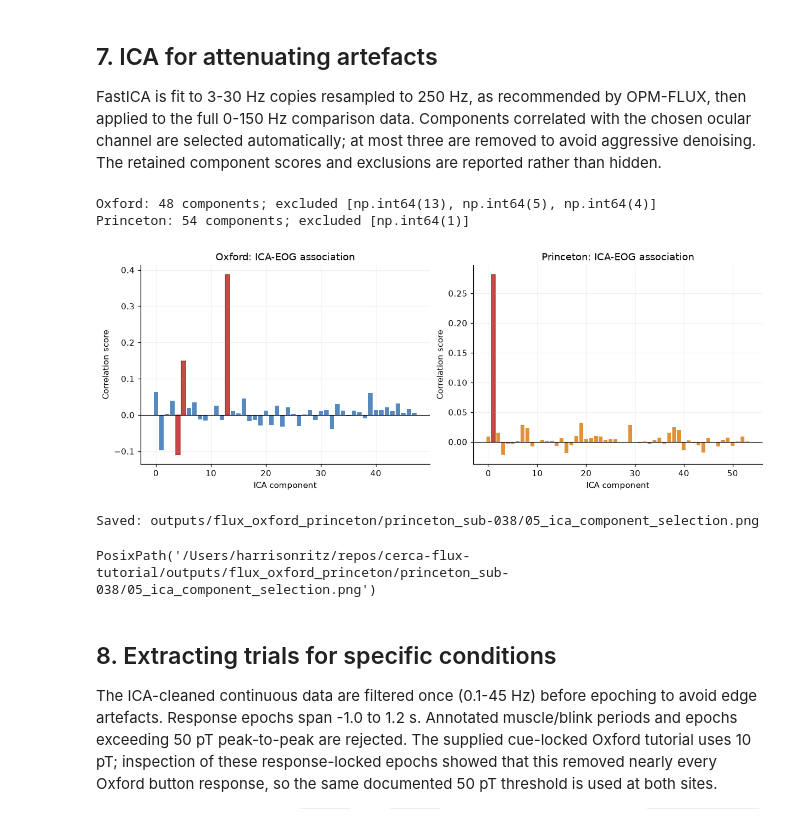
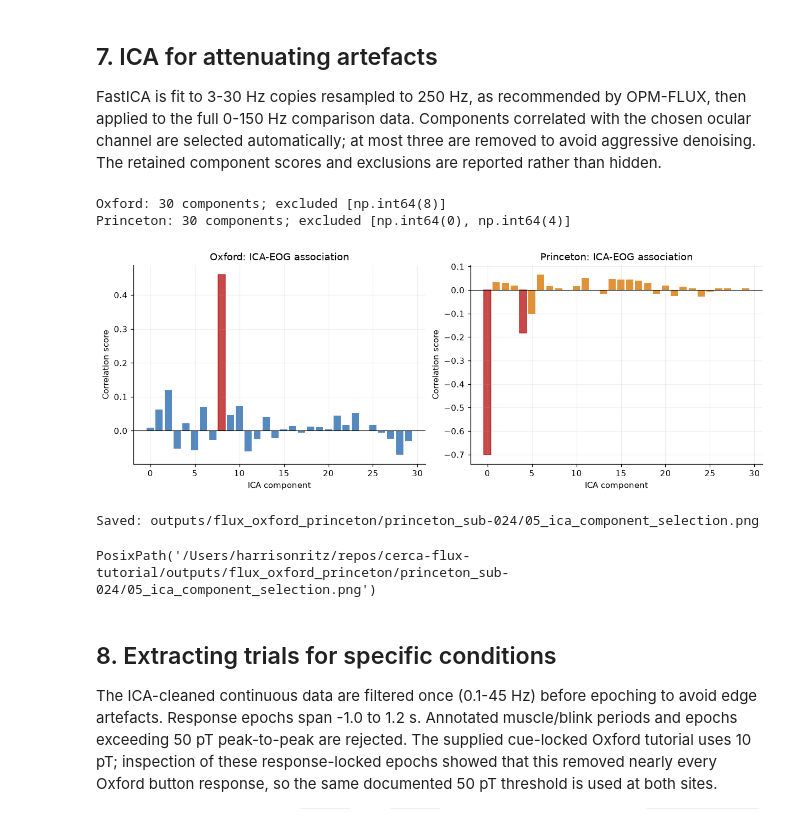
Before and after one commit to harrisonritz/cerca-flux-tutorial, a Jupyter notebook: FLUX_Oxford_Princeton_Comparison.ipynb, the cells around one changed output. Drawn from its saved outputs; the diff is of its cells as text; code cells hidden in the pictures.

```diff
--- a/FLUX_Oxford_Princeton_Comparison.ipynb
+++ b/FLUX_Oxford_Princeton_Comparison.ipynb
@@ -68,9 +68,14 @@ plt.rcParams.update(
 ROOT = Path.cwd().resolve()
 if not (ROOT / "data").exists():
     ROOT = ROOT.parent
+
+
+# SETTTINGS ----------------------------------------
 OXFORD_DATASET = "oxford_sub-01"
+
 # Change this one value for another identically structured Princeton download.
-PRINCETON_DATASET = "princeton_sub-038"
+PRINCETON_DATASET = "princeton_sub-024"  # 038 024
+
 PRINCETON_SUBJECT = PRINCETON_DATASET.removeprefix("princeton_sub-")
 # True: detect blinks on the F9-F10 frontal OPM surrogate at both sites.
 # False: Princeton uses the native EOG component that best matches the surrogate.
@@ -480,5 +486,6 @@ Saved: outputs/flux_oxford_princeton/princeton_sub-038/03_hfc_psd_comparison.png
 # %%
 # Build matched, HFC-corrected radial datasets. Only these compact objects stay in memory.
+radial_only = False
 hfc_raws = {}
 for name, raw in raws.items():
     keep = [
@@ -489,10 +496,13 @@ for name, raw in raws.items():
     work = raw.copy().pick(keep).load_data(verbose="ERROR")
     work.resample(TARGET_SFREQ, npad="auto", verbose="ERROR")
     work, _ = add_hfc(work)
-    keep_radial = radial_names(work) + [
-        ch for ch, typ in zip(work.ch_names, work.get_channel_types()) if typ == "eog"
-    ]
-    work.pick(keep_radial)
+    if radial_only:
+        keep_radial = radial_names(work) + [
+            ch
+            for ch, typ in zip(work.ch_names, work.get_channel_types())
+            if typ == "eog"
+        ]
+        work.pick(keep_radial)
     hfc_raws[name] = work
     print(name, work)
 # %% [output]
@@ -663,7 +673,7 @@ for name, raw in hfc_raws.items():
     ica = ICA(
         method="fastica",
         random_state=RANDOM_STATE,
-        n_components=0.99,
+        n_components=30,
         max_iter=500,
         verbose="ERROR",
     )
@@ -673,38 +683,38 @@ for name, raw in hfc_raws.items():
         fit_raw, ch_name=eog_name, threshold=3.0, verbose="ERROR"
     )
     inds = list(inds[:3])
     ica.exclude = inds
     clean = raw.copy()
     ica.apply(clean, verbose="ERROR")
     clean_raws[name] = clean
     ica_results[name] = {
         "ica": ica,
         "n_components": ica.n_components_,
         "excluded": inds,
         "scores": np.asarray(scores),
     }
     print(f"{name}: {ica.n_components_} components; excluded {inds}")
 
 fig, axes = plt.subplots(1, 2, figsize=(11, 4), constrained_layout=True)
 for ax, (name, result) in zip(axes, ica_results.items()):
     scores = result["scores"]
     if len(scores):
         bars = ax.bar(np.arange(len(scores)), scores, color=COLORS[name], alpha=0.8)
         for idx in result["excluded"]:
             bars[idx].set_color("#B91C1C")
     ax.axhline(0, color="k", lw=0.7)
     ax.set(
         title=f"{name}: ICA-EOG association",
         xlabel="ICA component",
         ylabel="Correlation score",
     )
 save_show(fig, "05_ica_component_selection")
 # %% [output]
-Oxford: 48 components; excluded [np.int64(13), np.int64(5), np.int64(4)]
-Princeton: 54 components; excluded [np.int64(1)]
+Oxford: 30 components; excluded [np.int64(8)]
+Princeton: 30 components; excluded [np.int64(0), np.int64(4)]
-[figure, old version]
+[figure, new version]
-Saved: outputs/flux_oxford_princeton/princeton_sub-038/05_ica_component_selection.png
+Saved: outputs/flux_oxford_princeton/princeton_sub-024/05_ica_component_selection.png
-PosixPath('/Users/harrisonritz/repos/cerca-flux-tutorial/outputs/flux_oxford_princeton/princeton_sub-038/05_ica_component_selection.png')
+PosixPath('/Users/harrisonritz/repos/cerca-flux-tutorial/outputs/flux_oxford_princeton/princeton_sub-024/05_ica_component_selection.png')
 # %% [markdown]
 ## 8. Extracting trials for specific conditions
 
```
Also changed, not shown: parts of 19 cells of this notebook, 2 other files.
